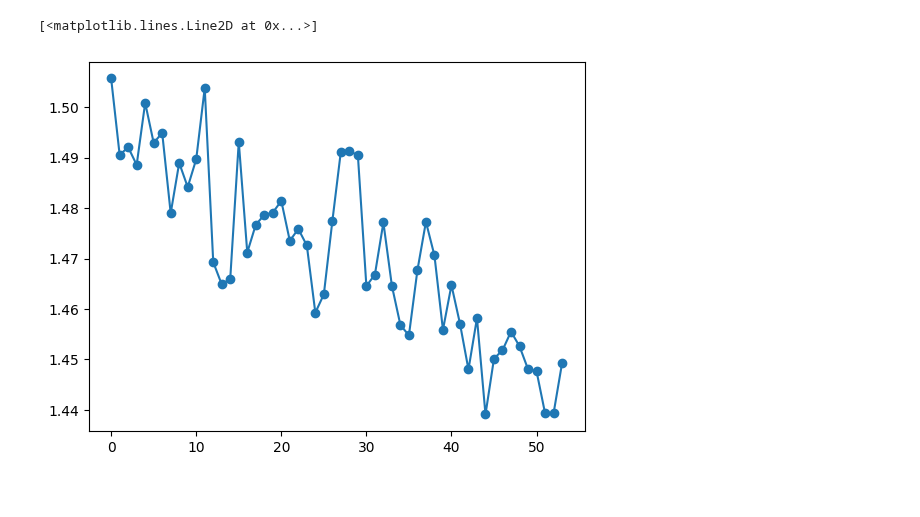
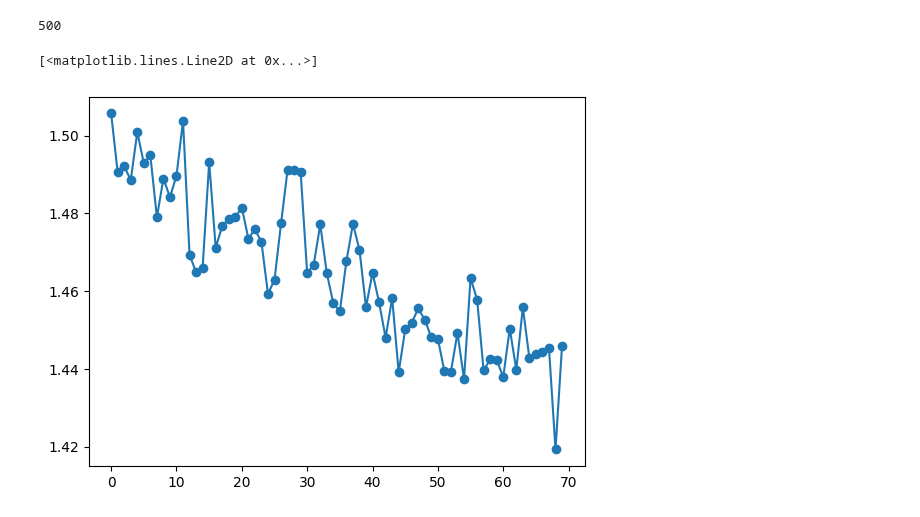
Before and after one commit to weathon/3d2smile, a Jupyter notebook: playground.ipynb, the cells around one changed output. Drawn from its saved outputs; the diff is of its cells as text; code cells hidden in the pictures.

```diff
--- a/playground.ipynb
+++ b/playground.ipynb
@@ -5,15 +26,9 @@ import time, multiprocessing
 
 end1, end2 = multiprocessing.Pipe()
 def getitem(index):
-  time.sleep(0.3)
   print(f"reading {index}")
-  end2.send([index])
-
-end2.send(getitem(-1))
-for i in range(10):
-  p = multiprocessing.Process(target=getitem, args=(i,))
-  p.start()
-  print(f"got data {end1.recv()}")
-  print(f"Training {i}")
-  time.sleep(1)
+  end2.send(500)
+  print(f"sent")
+p = multiprocessing.Process(target=getitem, args=(str(0),))
+p.start()
 # %% [output]
@@ -36,0 +37,4 @@ reading 9
+# %%
+end1.recv()
+# %% [output]
+500
@@ -98,31 +116,55 @@ Training loss: 1.4706100344657898
 Training loss: 1.4558680176734924
 Example Output: CCCCCCCCCC
 Training loss: 1.4647307991981506
 Training loss: 1.4571103930473328
 Example Output: CCCCCCCCCC
 Training loss: 1.4480185627937316
 Training loss: 1.458189356327057
 Example Output: CCCCCCCCCC
 Training loss: 1.439108169078827
 Training loss: 1.450178587436676
 Example Output: CCCCCCCCCC
 Training loss: 1.4518282532691955
 Training loss: 1.4555275440216064
 Example Output: CCCCCCCCCC
 Training loss: 1.4526208639144897
 Training loss: 1.448076355457306
 Example Output: CCCCCCCCCC
 Training loss: 1.4476839303970337
 Training loss: 1.4393787503242492
 Example Output: CCCCCCCCCC
 Training loss: 1.4393077969551087
 Training loss: 1.4492653369903565
+Example Output: CCCCCCCCCC
+Training loss: 1.4372838139533997
+Training loss: 1.4633198142051698
+Example Output: CCCCCCCCCC
+Training loss: 1.4578147411346436
+Training loss: 1.4395763754844666
+Example Output: CCCCCCCCCC
+Training loss: 1.4424136281013489
+Training loss: 1.4423179864883422
+Example Output: CCCCCCCCCC
+Training loss: 1.4378762364387512
+Training loss: 1.4503512382507324
+Example Output: CCCCCCCCCC
+Training loss: 1.4397329688072205
+Training loss: 1.4558201670646667
+Example Output: CCCCCCCCCC
+Training loss: 1.4427222967147828
+Training loss: 1.4437400221824646
+Example Output: CCCCCCCCCC
+Training loss: 1.4442493677139283
+Training loss: 1.4452995181083679
+Example Output: CCCCCCCCCC
+Training loss: 1.4192635893821717
+Training loss: 1.4459753513336182
 Example Output: CCCCCCCCCC"""
 history = [float(i.split(":")[1]) for i in history.split("\n") if "loss" in i ]
 import pylab
 import numpy as np
 pylab.scatter(np.arange(len(history)), history)
 pylab.plot(np.arange(len(history)), history)
 # %% [output]
 [<matplotlib.lines.Line2D at 0x...>]
-[figure, old version]
+[figure, new version]
```
Also changed, not shown: parts of 5 cells of this notebook.
